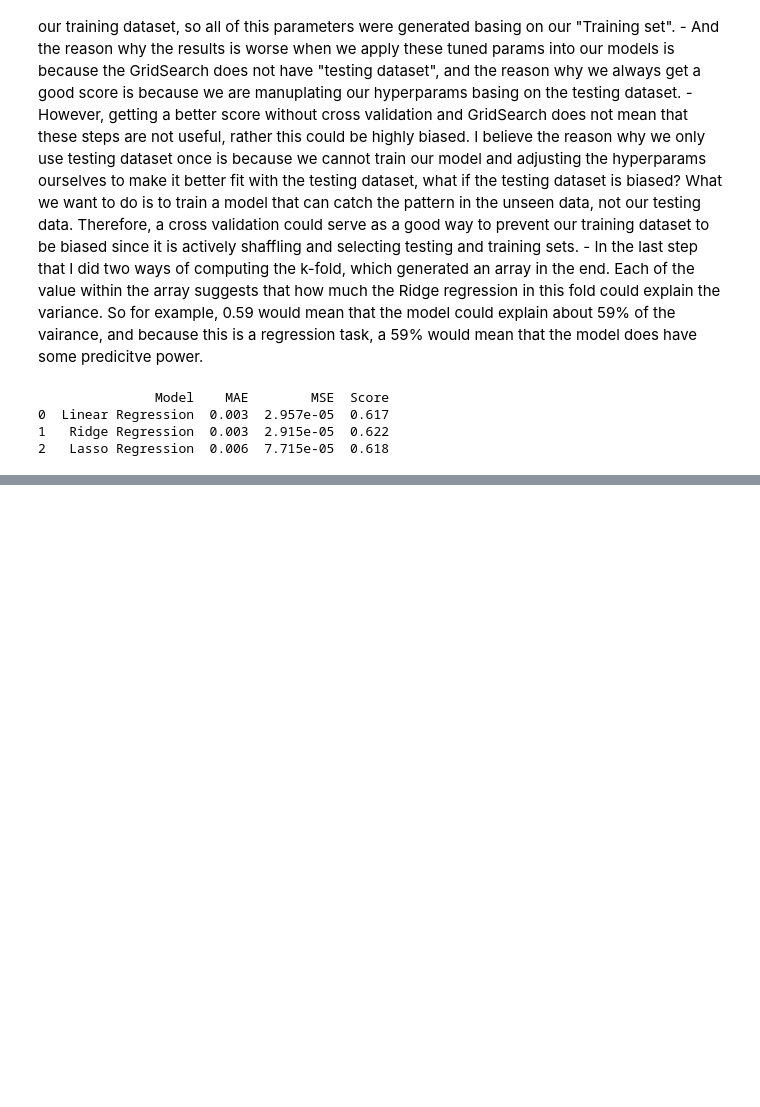
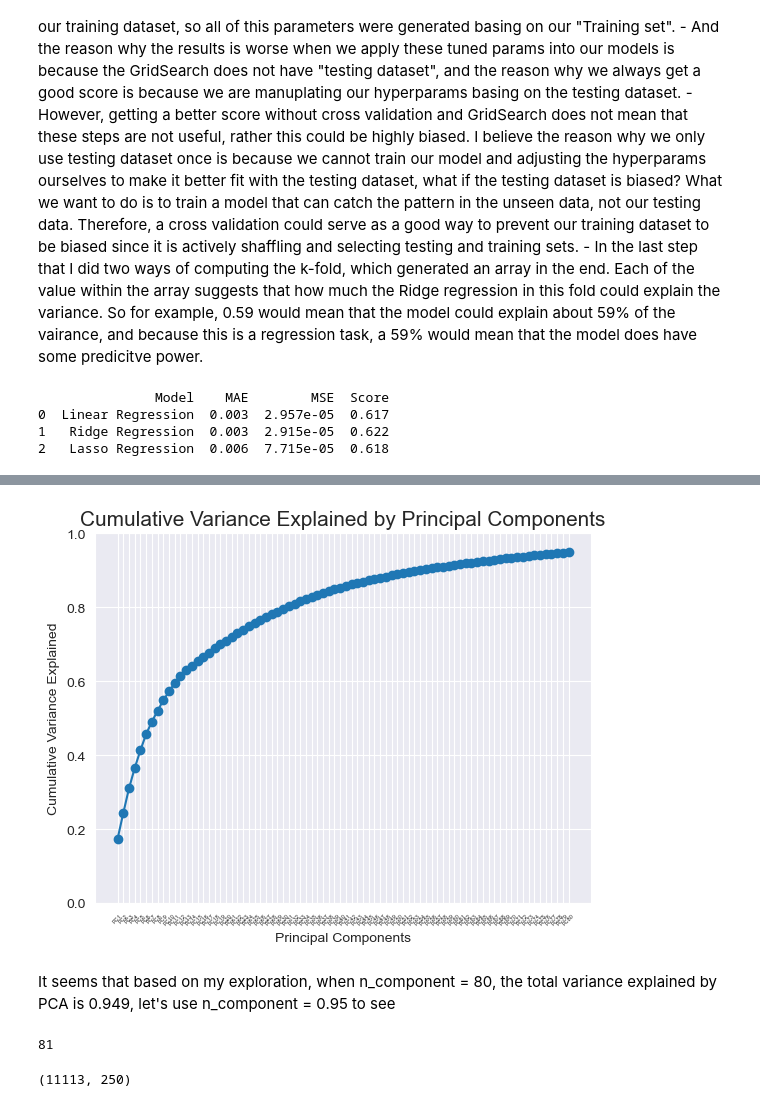
Before and after one commit to fgao38/MACSS-30100, a Jupyter notebook: Project/P4_unsupervised.ipynb, the cells around one changed output, grey strips where cells are left out. Cells and saved outputs as stored; diff of their text form; code cells hidden in the pictures; blank space fills up the shorter version.

```diff
--- a/Project/P3_evaluation.ipynb
+++ b/Project/P4_unsupervised.ipynb
@@ -2170,0 +2175,5 @@ print(results_df)
+# %%
+# decompose the original feature space into 3 components
+pca = decomposition.PCA(n_components=80)
+pca.fit(df_X_new_oh)
+X_pca = pca.transform(df_X_new_oh)
@@ -2170,0 +2239,11 @@ print(results_df)
+# %%
+num_components = pca.n_components_
+plt.plot(range(1, num_components + 1), np.cumsum(pca.explained_variance_ratio_), 'o-')
+plt.xticks(range(1, num_components + 1), ['PC{}'.format(i) for i in range(1, num_components + 1)], fontsize=4, rotation=45)
+plt.ylim(0, 1)
+plt.title('Cumulative Variance Explained by Principal Components', fontsize=15)
+plt.xlabel('Principal Components')
+plt.ylabel('Cumulative Variance Explained')
+plt.show()
+# %% [output]
+[figure, added]
@@ -2170,0 +2253,15 @@ print(results_df)
+# %% [markdown]
+It seems that based on my exploration, when n_component = 80, the total variance explained by PCA is 0.949, let's use n_component = 0.95 to see
+# %%
+# decompose the original feature space into 3 components
+pca_new = decomposition.PCA(n_components=0.95)
+pca_new.fit(df_X_new_oh)
+X_pca_new = pca_new.transform(df_X_new_oh)
+number_of_components = pca_new.n_components_
+number_of_components
+# %% [output]
+81
+# %%
+df_X_new_oh.shape
+# %% [output]
+(11113, 250)
```
Also changed, not shown: parts of 22 cells of this notebook, 8 other files.
